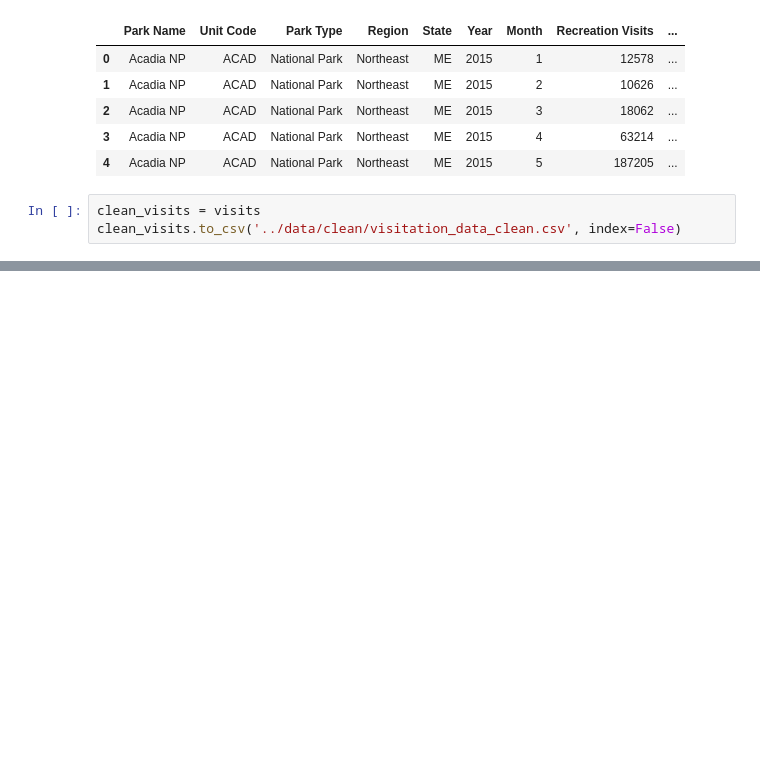
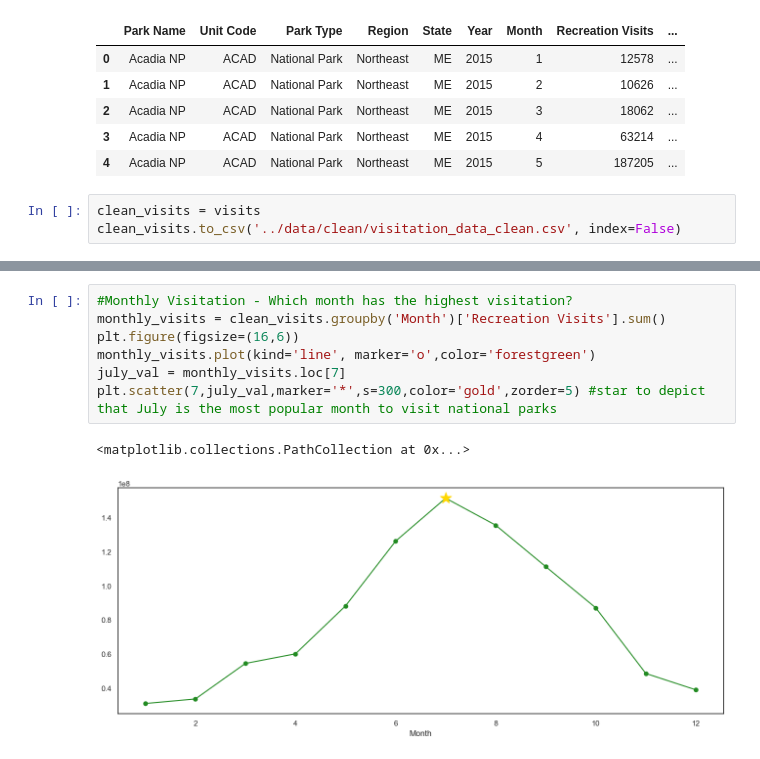
Before and after one commit to andreaycaceres/national-park-crowding-analysis, a Jupyter notebook: notebooks/visitation_data.ipynb, the cells around one changed output, grey strips where cells are left out. Drawn from its saved outputs; the diff is of its cells as text; blank space fills up the shorter version.

```diff
--- a/notebooks/visitation_data.ipynb
+++ b/notebooks/visitation_data.ipynb
@@ -96,0 +125,10 @@ clean_visits.to_csv('../data/clean/visitation_data_clean.csv', index=False)
+# %%
+#Monthly Visitation - Which month has the highest visitation?
+monthly_visits = clean_visits.groupby('Month')['Recreation Visits'].sum()
+plt.figure(figsize=(16,6))
+monthly_visits.plot(kind='line', marker='o',color='forestgreen')
+july_val = monthly_visits.loc[7]
+plt.scatter(7,july_val,marker='*',s=300,color='gold',zorder=5) #star to depict that July is the most popular month to visit national parks
+# %% [output]
+<matplotlib.collections.PathCollection at 0x...>
+[figure, added]
```
Also changed, not shown: parts of 5 cells of this notebook, 2 other files.
